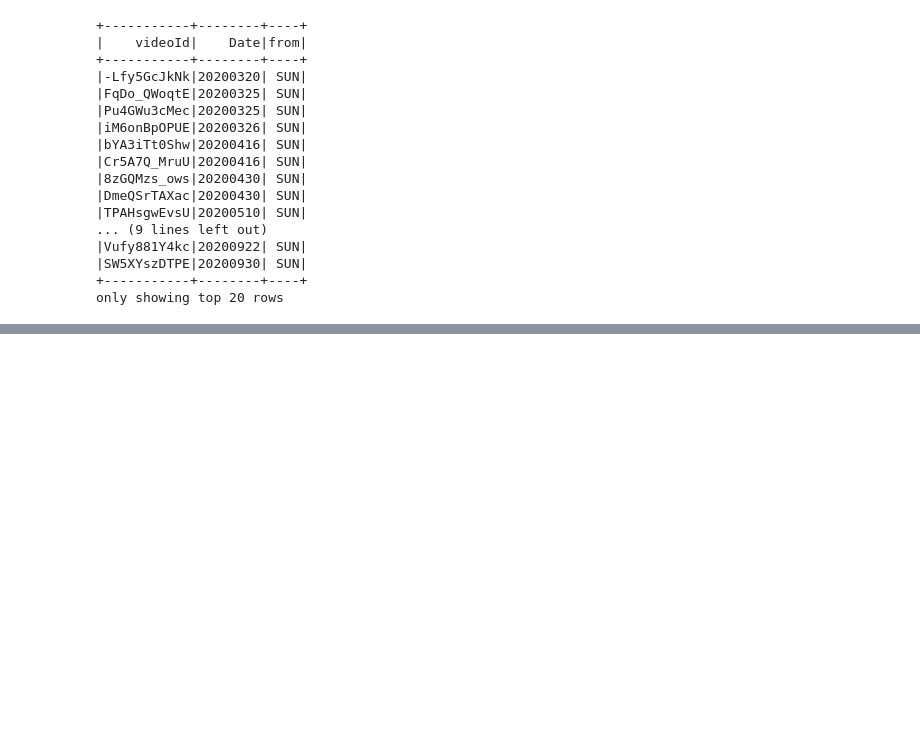
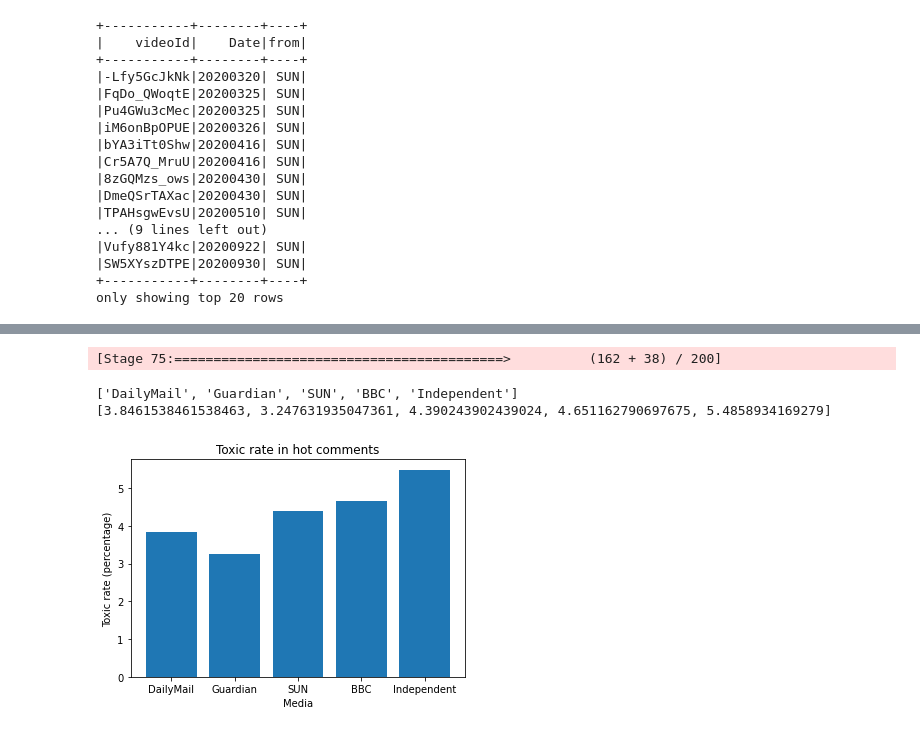
Before and after one commit to WesleyOMorrow/SW_group27, a Jupyter notebook: project/youtube_api_retrieval/youtube_comments_analyzer.ipynb, the cells around one changed output, grey strips where cells are left out. Saved outputs shown, nothing was run; the diff lists cells and outputs as text; code cells hidden in the pictures; blank space fills up the shorter version.

Commit message:
Add toxic comments detection

```diff
--- a/project/youtube_api_retrieval/youtube_comments_analyzer.ipynb
+++ b/project/youtube_api_retrieval/youtube_comments_analyzer.ipynb
@@ -163,0 +259,13 @@ only showing top 20 rows
+# %%
+def toxic(content):
+    if len(content) > 4:
+        print(content)
+    if len(content[3]) > 0:
+        return content
+    else:
+        return (content[0], content[1], content[2], None)
+# %%
+df_toxic.printSchema()
+df_toxic_rdd = df_toxic.rdd.map(lambda x: toxic(x))
+df_toxic = df_toxic_rdd.toDF()
+df_toxic.show()
@@ -163,0 +296,5 @@ only showing top 20 rows
+# %%
+df_hot_comments_total = df_toxic.groupBy("from").count().select(col("from"), col("count").alias("hot_count"))
+df_hot_comments_toxic = df_toxic.filter(col("result").isNotNull()).groupBy("from").count().select(col("from"), col("count").alias("hot_toxic_count"))
+df_hot_comments_toxic_ratio = df_hot_comments_total.join(df_hot_comments_toxic, on=("from")).withColumn("hot_toxic_rate", col("hot_toxic_count") / col("hot_count"))
+df_hot_comments_toxic_ratio.show()
@@ -163,0 +313,19 @@ only showing top 20 rows
+# %%
+media = df_hot_comments_toxic_ratio.select(col("from").alias("from_media")).collect()
+media_x = [row.from_media for row in media]
+hot_toxic_rate = df_hot_comments_toxic_ratio.select(col("hot_toxic_rate")).collect()
+hot_toxic_rate_y = [row.hot_toxic_rate * 100 for row in hot_toxic_rate]
+print(media_x)
+print(hot_toxic_rate_y)
+# %% [output]
+[Stage 75:==========================================>          (162 + 38) / 200]
+['DailyMail', 'Guardian', 'SUN', 'BBC', 'Independent']
+[3.8461538461538463, 3.247631935047361, 4.390243902439024, 4.651162790697675, 5.4858934169279]
+# %%
+plt.bar(media_x, hot_toxic_rate_y, align="center")
+plt.title("Toxic rate in hot comments")
+plt.xlabel("Media")
+plt.ylabel("Toxic rate (percentage)")
+plt.show()
+# %% [output]
+[figure, added]
```
Also changed, not shown: parts of 8 cells of this notebook.
